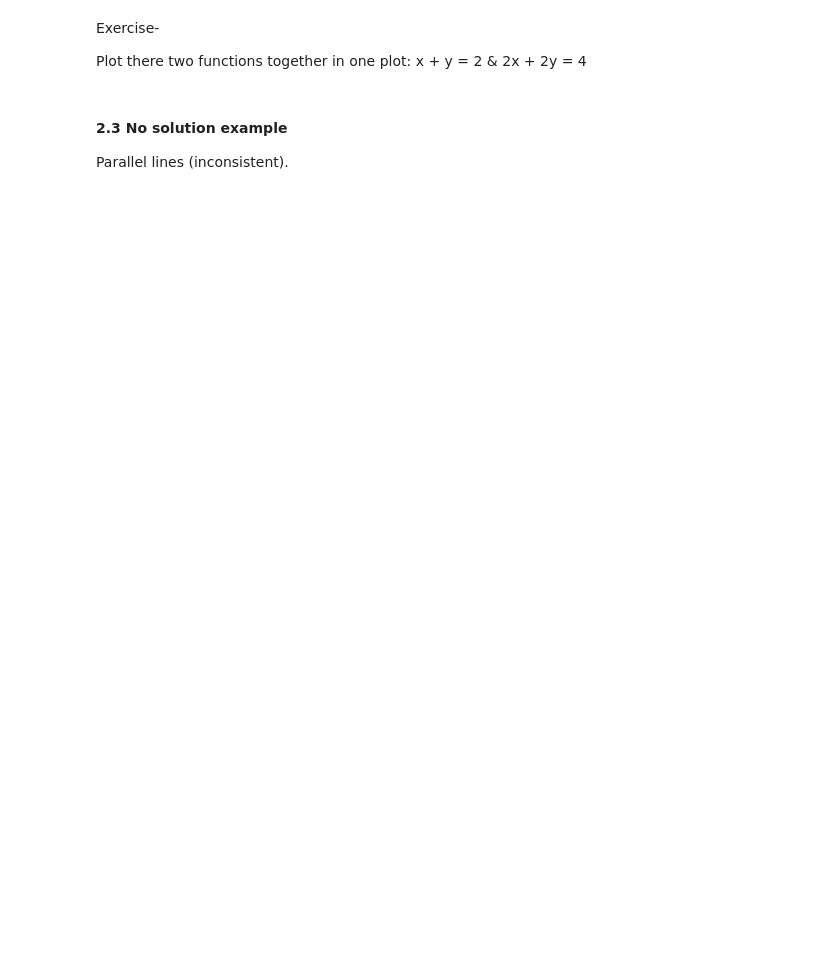
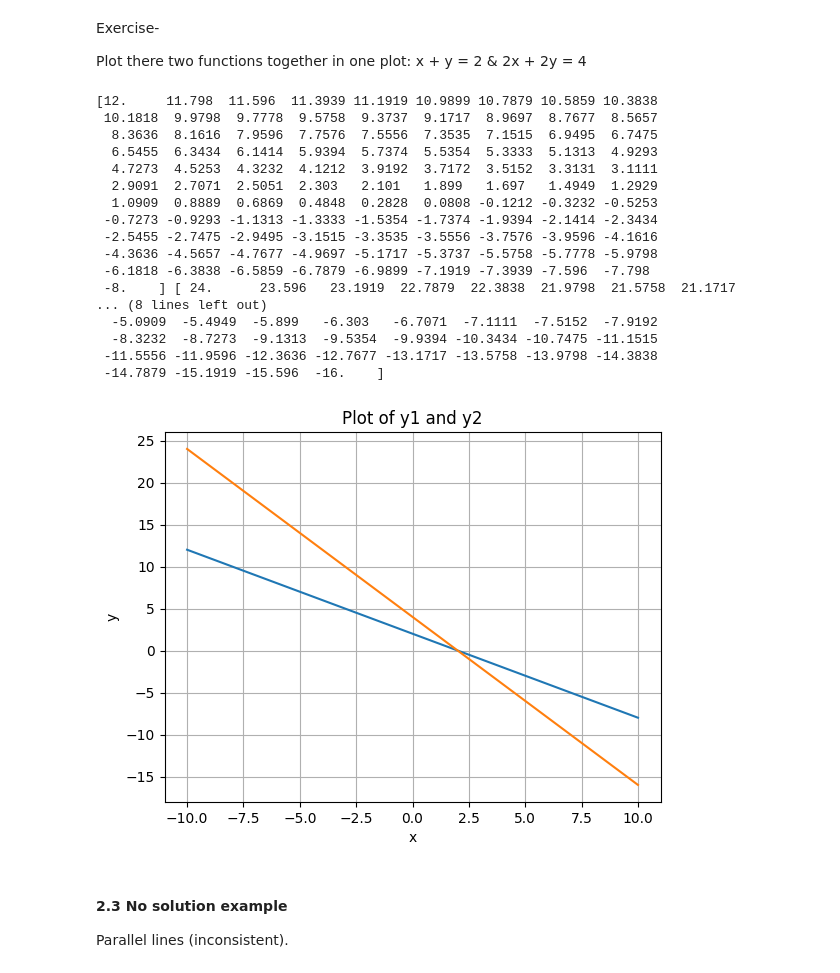
Before and after one commit to sshashkina/Engineering-Methods, a Jupyter notebook: Lecture 8_Linear_Equations_Solver.ipynb, the cells around one changed output. Saved outputs shown, nothing was run; the diff lists cells and outputs as text; code cells hidden in the pictures; blank space fills up the shorter version.

```diff
--- a/Lecture 8_Linear_Equations_Solver.ipynb
+++ b/Lecture 8_Linear_Equations_Solver.ipynb
@@ -69,6 +113,44 @@ Exercise-
 Plot there two functions together in one plot: x + y = 2 & 2x + 2y = 4
 # %%
 # Your code here
+import numpy as np
+from numpy.linalg import matrix_rank, det, solve, lstsq, inv
+import matplotlib.pyplot as plt
+np.set_printoptions(suppress=True, precision=4)
+
+x=np.linspace(-10,10,100)
+
+y1=2-x
+y2=4-2*x
+
+plt.plot(x,y1)
+plt.plot(x,y2)
+
+print(y1,y2)
+
+plt.xlabel("x")
+plt.ylabel("y")
+plt.title("Plot of y1 and y2")
+plt.grid(True)
+# %% [output]
+[12.     11.798  11.596  11.3939 11.1919 10.9899 10.7879 10.5859 10.3838
+ 10.1818  9.9798  9.7778  9.5758  9.3737  9.1717  8.9697  8.7677  8.5657
+  8.3636  8.1616  7.9596  7.7576  7.5556  7.3535  7.1515  6.9495  6.7475
+  6.5455  6.3434  6.1414  5.9394  5.7374  5.5354  5.3333  5.1313  4.9293
+  4.7273  4.5253  4.3232  4.1212  3.9192  3.7172  3.5152  3.3131  3.1111
+  2.9091  2.7071  2.5051  2.303   2.101   1.899   1.697   1.4949  1.2929
+  1.0909  0.8889  0.6869  0.4848  0.2828  0.0808 -0.1212 -0.3232 -0.5253
+ -0.7273 -0.9293 -1.1313 -1.3333 -1.5354 -1.7374 -1.9394 -2.1414 -2.3434
+ -2.5455 -2.7475 -2.9495 -3.1515 -3.3535 -3.5556 -3.7576 -3.9596 -4.1616
+ -4.3636 -4.5657 -4.7677 -4.9697 -5.1717 -5.3737 -5.5758 -5.7778 -5.9798
+ -6.1818 -6.3838 -6.5859 -6.7879 -6.9899 -7.1919 -7.3939 -7.596  -7.798
+ -8.    ] [ 24.      23.596   23.1919  22.7879  22.3838  21.9798  21.5758  21.1717
+... (8 lines left out)
+  -5.0909  -5.4949  -5.899   -6.303   -6.7071  -7.1111  -7.5152  -7.9192
+  -8.3232  -8.7273  -9.1313  -9.5354  -9.9394 -10.3434 -10.7475 -11.1515
+ -11.5556 -11.9596 -12.3636 -12.7677 -13.1717 -13.5758 -13.9798 -14.3838
+ -14.7879 -15.1919 -15.596  -16.    ]
+[figure, added]
 # %% [markdown]
 #### 2.3 No solution example
 Parallel lines (inconsistent).
```
Also changed, not shown: parts of 12 cells of this notebook.
